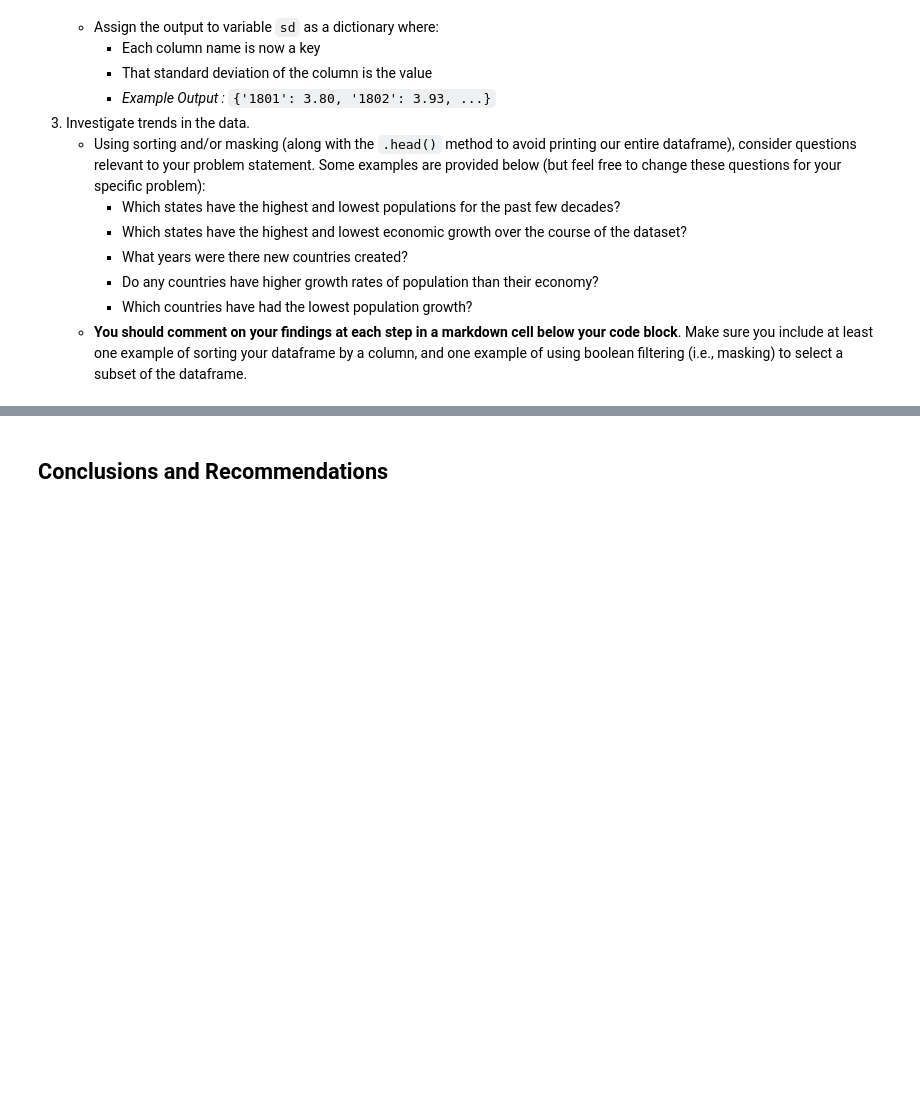
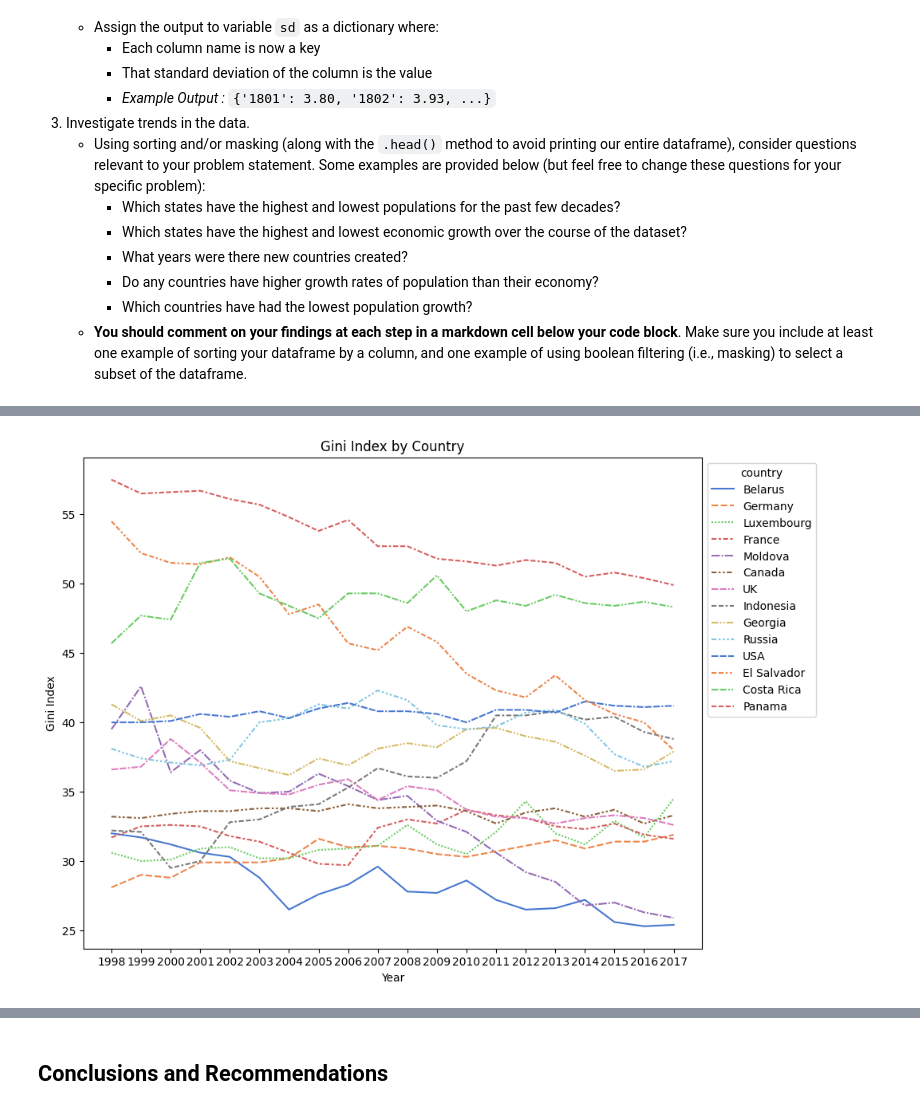
Before and after one commit to dmehta94/project-1-educational-outcomes-and-wealth-inequity, a Jupyter notebook: project1-Deval.ipynb, the cells around one changed output, grey strips where cells are left out. Cells and saved outputs as stored; diff of their text form; code cells hidden in the pictures; blank space fills up the shorter version.

```diff
--- a/project1-Deval.ipynb
+++ b/project1-Deval.ipynb
@@ -568,0 +663,9 @@ Here are some prompts to get you started with visualizations. Feel free to add a
+# %%
+plt.figure(figsize = (10, 8))
+ax3 = sns.lineplot(data = trimmed_gini_index.T, palette = 'muted')
+plt.title('Gini Index by Country')
+plt.xlabel('Year')
+plt.ylabel('Gini Index')
+sns.move_legend(ax3, "upper left", bbox_to_anchor = (1,1));
+# %% [output]
+[figure, added]
```
Also changed, not shown: parts of 18 cells of this notebook, 6 other files.
